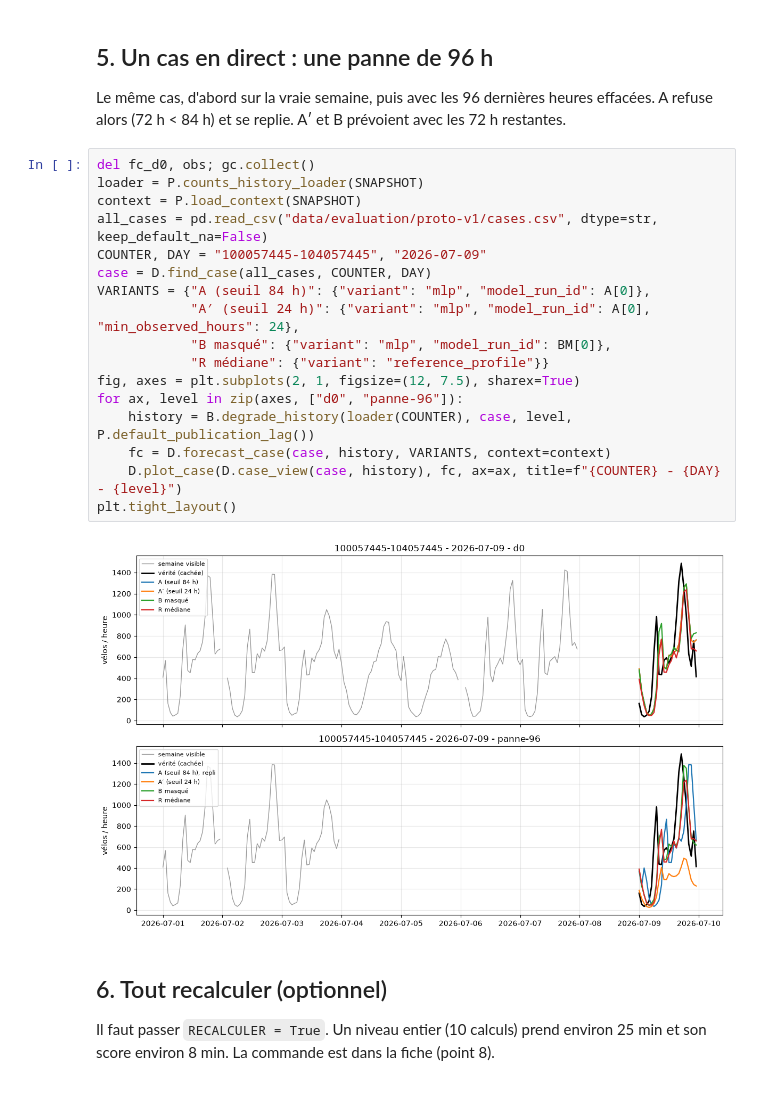
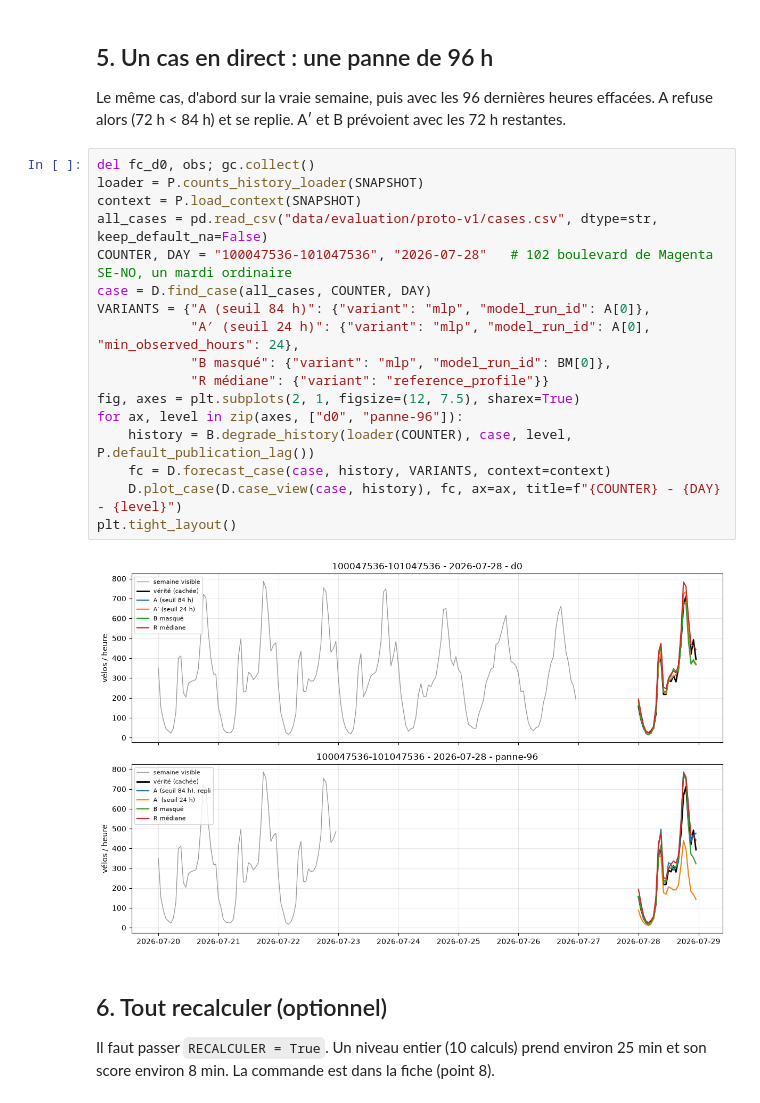
Before and after one commit to SandraOub20/ParisPulse, a Jupyter notebook: notebooks/E2_EXP-05_masquage.ipynb, the cells around one changed output. Drawn from its saved outputs; the diff is of its cells as text.

Commit message:
docs(team2): notebook 05, cas en direct sur un jour ordinaire (Magenta 28/07), colonne étendue lisible

```diff
--- a/notebooks/E2_EXP-05_masquage.ipynb
+++ b/notebooks/E2_EXP-05_masquage.ipynb
@@ -192,22 +192,22 @@ Le même cas, d'abord sur la vraie semaine, puis avec les 96 dernières heures e
 # %%
 del fc_d0, obs; gc.collect()
 loader = P.counts_history_loader(SNAPSHOT)
 context = P.load_context(SNAPSHOT)
 all_cases = pd.read_csv("data/evaluation/proto-v1/cases.csv", dtype=str, keep_default_na=False)
-COUNTER, DAY = "100057445-104057445", "2026-07-09"
+COUNTER, DAY = "100047536-101047536", "2026-07-28"   # 102 boulevard de Magenta SE-NO, un mardi ordinaire
 case = D.find_case(all_cases, COUNTER, DAY)
 VARIANTS = {"A (seuil 84 h)": {"variant": "mlp", "model_run_id": A[0]},
             "A′ (seuil 24 h)": {"variant": "mlp", "model_run_id": A[0], "min_observed_hours": 24},
             "B masqué": {"variant": "mlp", "model_run_id": BM[0]},
             "R médiane": {"variant": "reference_profile"}}
 fig, axes = plt.subplots(2, 1, figsize=(12, 7.5), sharex=True)
 for ax, level in zip(axes, ["d0", "panne-96"]):
     history = B.degrade_history(loader(COUNTER), case, level, P.default_publication_lag())
     fc = D.forecast_case(case, history, VARIANTS, context=context)
     D.plot_case(D.case_view(case, history), fc, ax=ax, title=f"{COUNTER} - {DAY} - {level}")
 plt.tight_layout()
 # %% [output]
-[figure, old version]
+[figure, new version]
 # %% [markdown]
 ## 6. Tout recalculer (optionnel)
 
```
Also changed, not shown: parts of 1 cell of this notebook.
